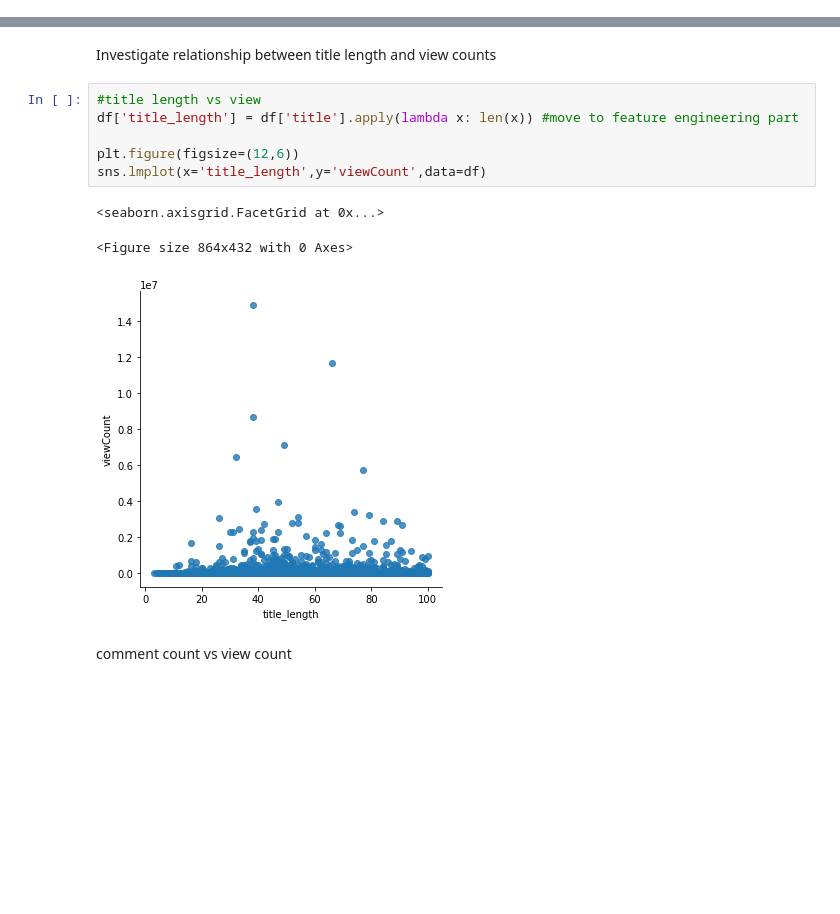
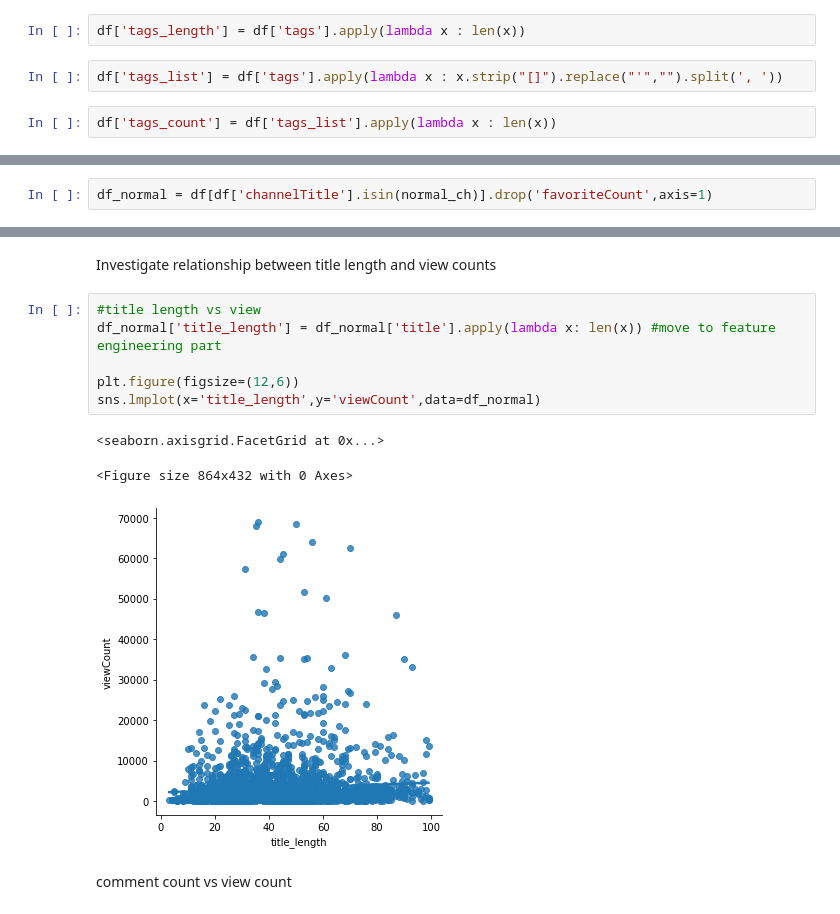
Before and after one commit to krisgch/dsi_foundation_youtube_eda, a Jupyter notebook: youtube_EDA.ipynb, the cells around one changed output, grey strips where cells are left out. Saved outputs shown, nothing was run; the diff lists cells and outputs as text; blank space fills up the shorter version.

```diff
--- a/youtube_EDA.ipynb
+++ b/youtube_EDA.ipynb
@@ -295,0 +407,6 @@ ModuleNotFoundError: No module named 'isodate'
+# %%
+df['tags_length'] = df['tags'].apply(lambda x : len(x))
+# %%
+df['tags_list'] = df['tags'].apply(lambda x : x.strip("[]").replace("'","").split(', '))
+# %%
+df['tags_count'] = df['tags_list'].apply(lambda x : len(x))
@@ -295,0 +415,2 @@ ModuleNotFoundError: No module named 'isodate'
+# %%
+df_normal = df[df['channelTitle'].isin(normal_ch)].drop('favoriteCount',axis=1)
@@ -301,14 +471,14 @@ need to change to proper duration time
 Investigate relationship between title length and view counts
 # %%
 #title length vs view
-df['title_length'] = df['title'].apply(lambda x: len(x)) #move to feature engineering part
+df_normal['title_length'] = df_normal['title'].apply(lambda x: len(x)) #move to feature engineering part
 
 plt.figure(figsize=(12,6))
-sns.lmplot(x='title_length',y='viewCount',data=df)
+sns.lmplot(x='title_length',y='viewCount',data=df_normal)
 # %% [output]
 <seaborn.axisgrid.FacetGrid at 0x...>
 <Figure size 864x432 with 0 Axes>
-[figure, old version]
+[figure, new version]
 # %% [markdown]
 comment count vs view count
 # %%
```
Also changed, not shown: parts of 78 cells of this notebook.
